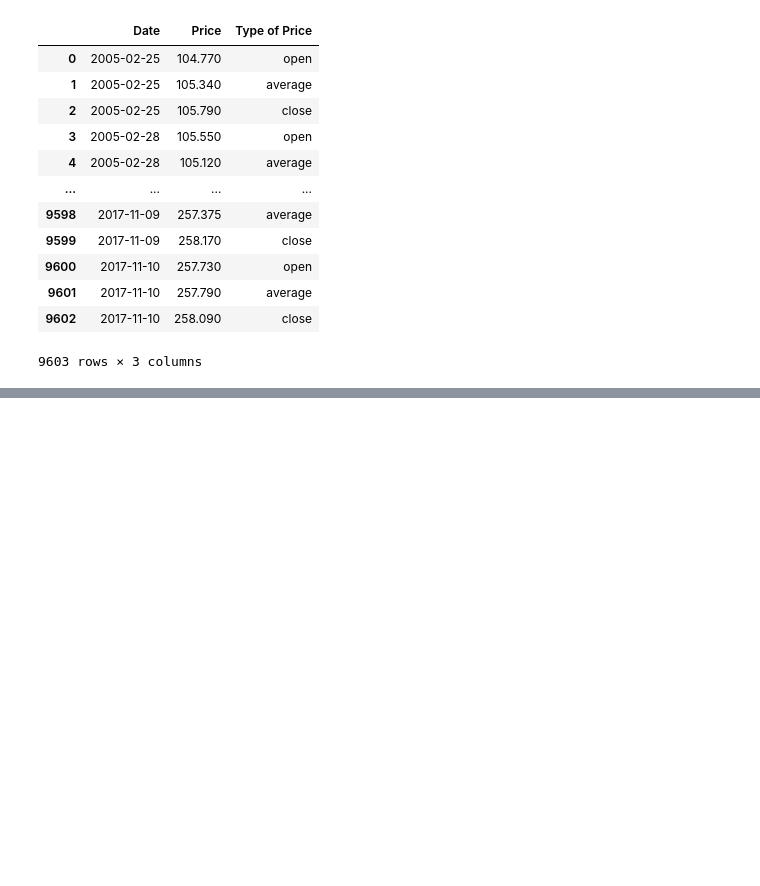
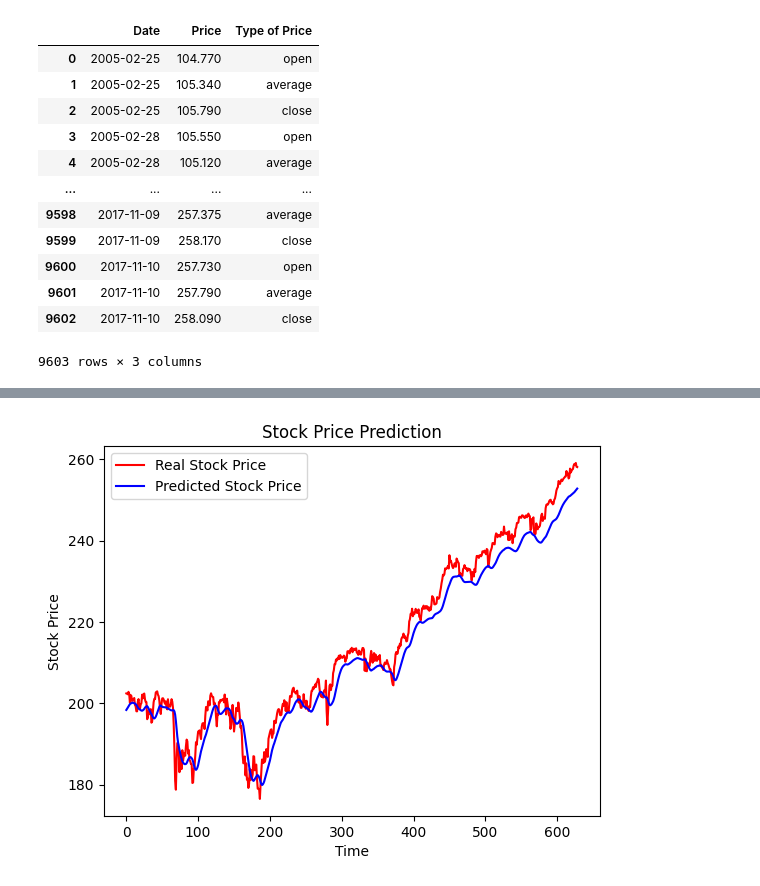
Before and after one commit to AdamChoong0095/NUS-Stock-Data, a Jupyter notebook: Stock_price_prediction.ipynb, the cells around one changed output, grey strips where cells are left out. Saved outputs shown, nothing was run; the diff lists cells and outputs as text; code cells hidden in the pictures; blank space fills up the shorter version.

Commit message:
Neural Network Architecture and Trainning the Model Using Prepared Dataset

```diff
--- a/Stock_price_prediction.ipynb
+++ b/Stock_price_prediction.ipynb
@@ -107,0 +194,10 @@ sp500
+# %%
+# Split the data into training and testing sets (80% train, 20% test)
+train_size = int(len(X_train) * 0.8)
+X_test = X_train[train_size:]
+y_test = y_train[train_size:]
+X_train = X_train[:train_size]
+y_train = y_train[:train_size]
+# %%
+# Train the model
+model.fit(X_train, y_train, epochs=10, batch_size=32)
@@ -107,0 +226,3 @@ sp500
+# %%
+# Predicting on the test data
+predicted_stock_price = model.predict(X_test)
@@ -107,0 +231,17 @@ sp500
+# %%
+# Invert scaling to get actual stock prices
+predicted_stock_price = scaler.inverse_transform(predicted_stock_price.reshape(-1, 1))
+y_test = scaler.inverse_transform(y_test.reshape(-1, 1))
+# %%
+# Evaluate the model performance by plotting the results
+import matplotlib.pyplot as plt
+
+plt.plot(y_test, color='red', label='Real Stock Price')
+plt.plot(predicted_stock_price, color='blue', label='Predicted Stock Price')
+plt.title('Stock Price Prediction')
+plt.xlabel('Time')
+plt.ylabel('Stock Price')
+plt.legend()
+plt.show()
+# %% [output]
+[figure, added]
```
Also changed, not shown: parts of 19 cells of this notebook.
